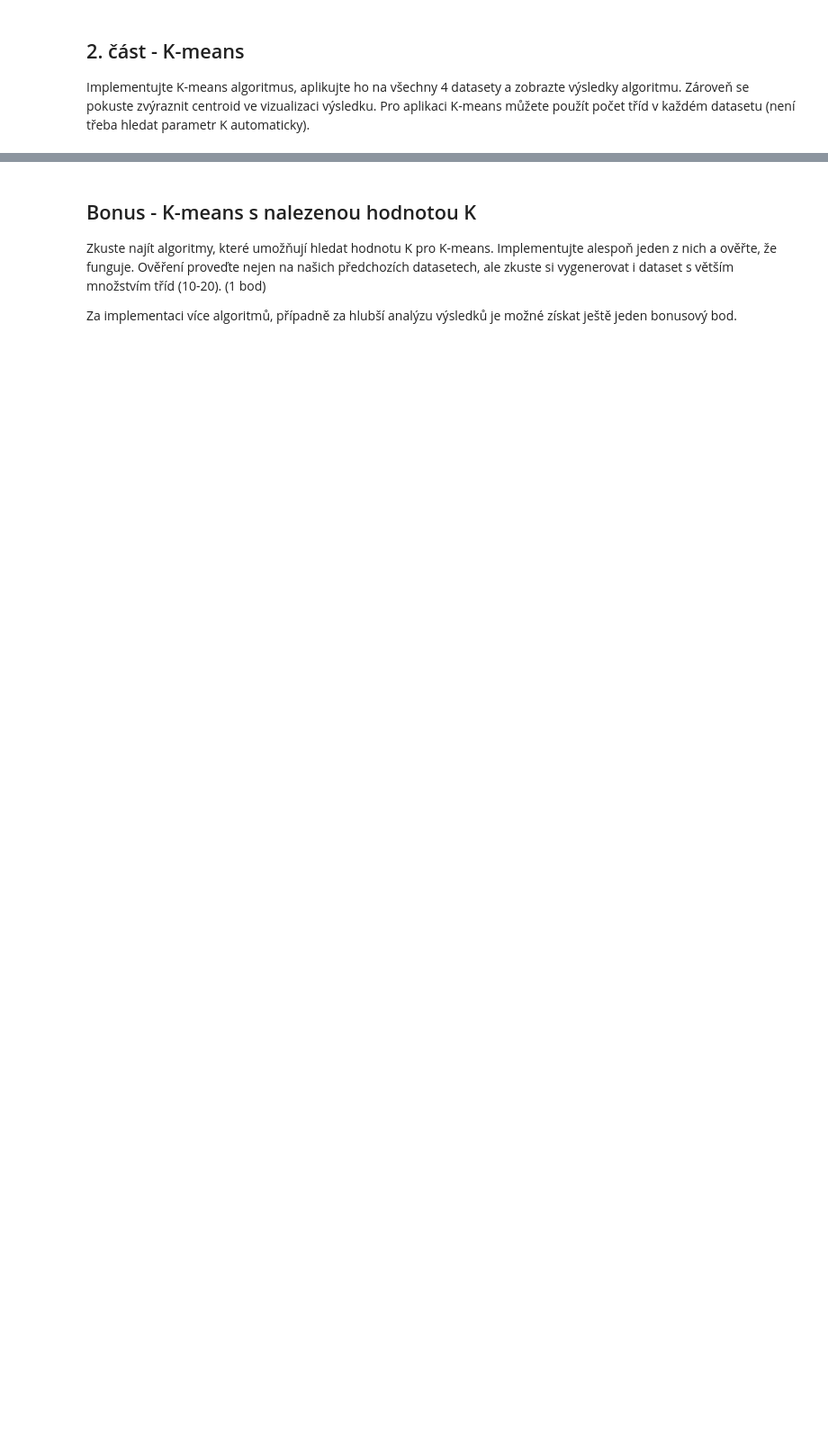
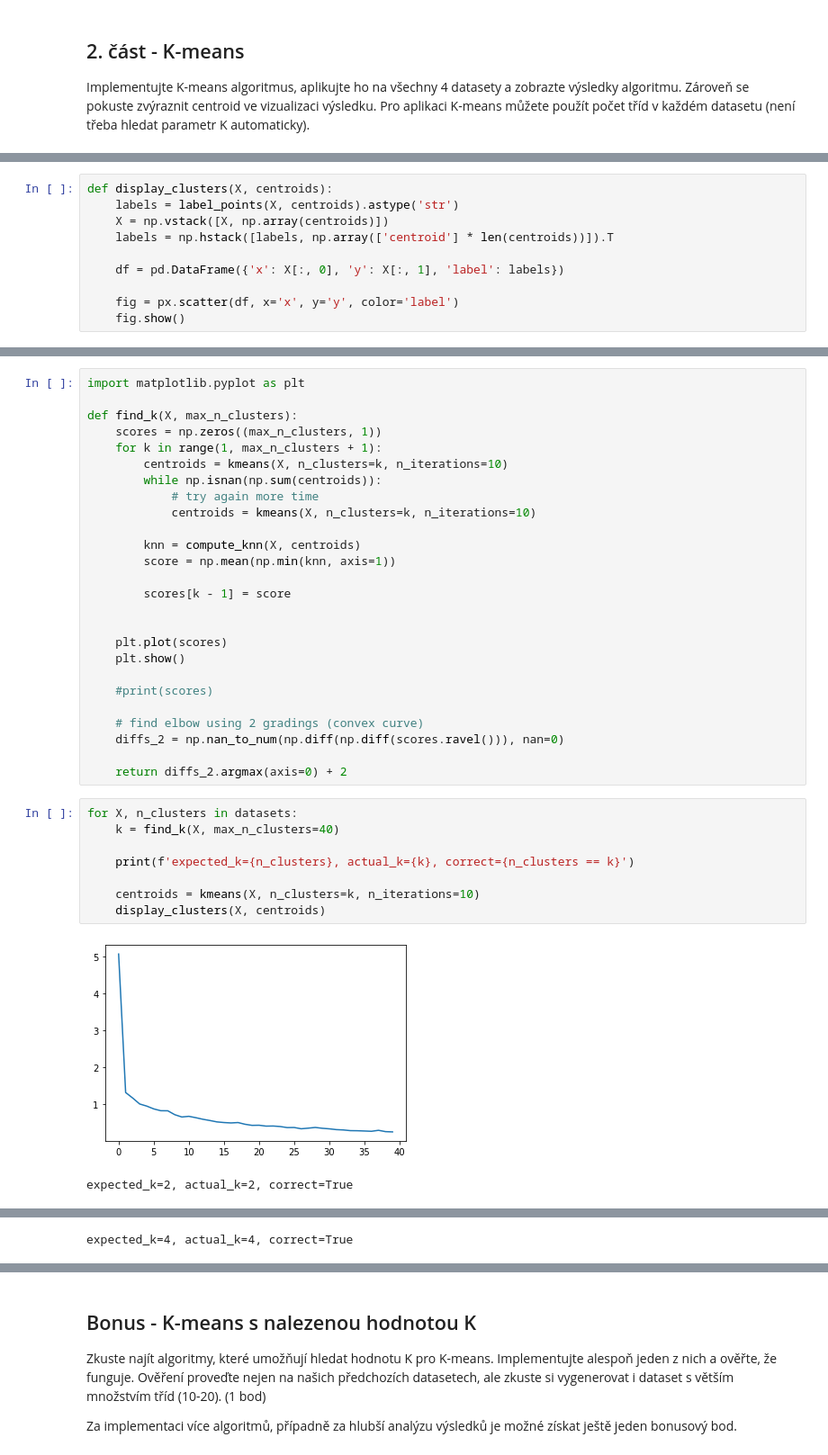
Before and after one commit to domcermak/data-mining-methods, a Jupyter notebook: cviceni/cv07/MVD 7. cvičení.ipynb, the cells around one changed output, grey strips where cells are left out. Shown: that part at 90% size. Cells and saved outputs as stored; diff of their text form; blank space fills up the shorter version.

Commit message:
Improve k-means implementation

```diff
--- a/cviceni/cv07/MVD 7. cvičení.ipynb
+++ b/cviceni/cv07/MVD 7. cvičení.ipynb
@@ -94,0 +176,10 @@ def kmeans(X_train, n_clusters):
+# %%
+def display_clusters(X, centroids):
+    labels = label_points(X, centroids).astype('str')
+    X = np.vstack([X, np.array(centroids)])
+    labels = np.hstack([labels, np.array(['centroid'] * len(centroids))]).T
+
+    df = pd.DataFrame({'x': X[:, 0], 'y': X[:, 1], 'label': labels})
+
+    fig = px.scatter(df, x='x', y='y', color='label')
+    fig.show()
@@ -94,0 +214,37 @@ def kmeans(X_train, n_clusters):
+# %%
+import matplotlib.pyplot as plt
+
+def find_k(X, max_n_clusters):
+    scores = np.zeros((max_n_clusters, 1))
+    for k in range(1, max_n_clusters + 1):
+        centroids = kmeans(X, n_clusters=k, n_iterations=10)
+        while np.isnan(np.sum(centroids)):
+            # try again more time
+            centroids = kmeans(X, n_clusters=k, n_iterations=10)
+
+        knn = compute_knn(X, centroids)
+        score = np.mean(np.min(knn, axis=1))
+
+        scores[k - 1] = score
+
+
+    plt.plot(scores)
+    plt.show()
+
+    #print(scores)
+
+    # find elbow using 2 gradings (convex curve)
+    diffs_2 = np.nan_to_num(np.diff(np.diff(scores.ravel())), nan=0)
+
+    return diffs_2.argmax(axis=0) + 2
+# %%
+for X, n_clusters in datasets:
+    k = find_k(X, max_n_clusters=40)
+
+    print(f'expected_k={n_clusters}, actual_k={k}, correct={n_clusters == k}')
+
+    centroids = kmeans(X, n_clusters=k, n_iterations=10)
+    display_clusters(X, centroids)
+# %% [output]
+[figure, added]
+expected_k=2, actual_k=2, correct=True
@@ -94,0 +253 @@ def kmeans(X_train, n_clusters):
+expected_k=4, actual_k=4, correct=True
```
Also changed, not shown: parts of 10 cells of this notebook.
